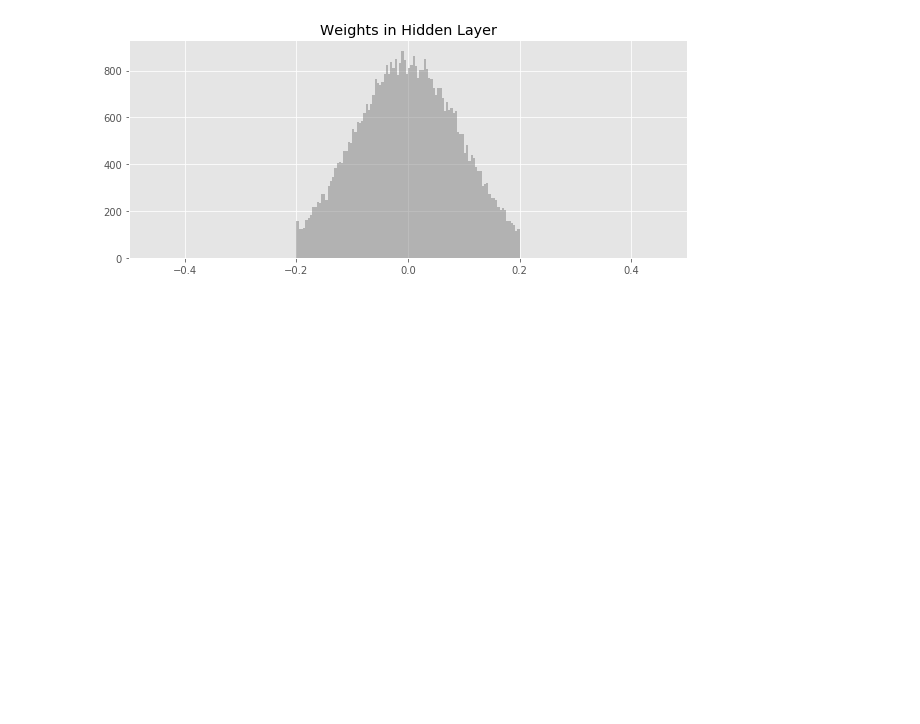
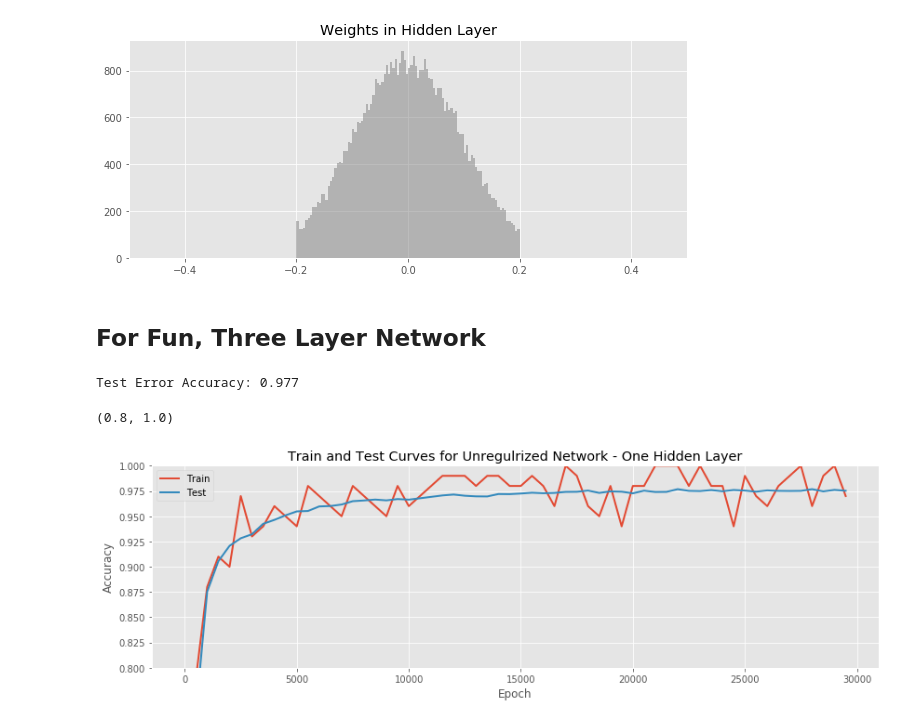
Before and after one commit to madrury/mnist-dropout, a Jupyter notebook: mnist-dropout.ipynb, the cells around one changed output. Cells and saved outputs as stored; diff of their text form; code cells hidden in the pictures; blank space fills up the shorter version.

Commit message:
Add three layer network for fun.

```diff
--- a/mnist-dropout.ipynb
+++ b/mnist-dropout.ipynb
@@ -932,3 +932,5 @@ ax.set_xlim(-0.5, 0.5)
 # %% [output]
 (-0.5, 0.5)
 [figure]
+# %% [markdown]
+## For Fun, Three Layer Network
@@ -934,0 +992,53 @@ ax.set_xlim(-0.5, 0.5)
+# %%
+cross_entropy = tf.reduce_mean(-tf.reduce_sum(y * tf.log(y_hat), reduction_indices=[1]))
+
+# Reguarization
+#regularization_strength = 0.005
+regularization_term = regularization_strength * (
+    0.05*tf.nn.l2_loss(weights_hidden_layer_1) +
+    0.01*tf.nn.l2_loss(weights_hidden_layer_2) +
+    0.01*tf.nn.l2_loss(weights_hidden_layer_3) +
+    0.001*tf.nn.l2_loss(weights_output_layer)
+)
+
+train_step = tf.train.AdamOptimizer(0.0005).minimize(cross_entropy + regularization_term)
+
+n_epoch = 30000
+n_iter_output = 500
+
+epochs = []
+train_accuracies = []
+test_accuracies = []
+
+tf.global_variables_initializer().run()
+for i in range(n_epoch):
+    batch_xs, batch_ys = mnist.train.next_batch(100)
+    sess.run(train_step,
+             feed_dict={x: batch_xs, y: batch_ys, keep_prob: 0.5})
+    if i % n_iter_output == 0:
+        epochs.append(i)
+        train_accuracy = accuracy.eval(
+            feed_dict={x: batch_xs, y: batch_ys, keep_prob: 1.0})
+        train_accuracies.append(train_accuracy)
+        #print("Train Error Accuracy: {:0.2f}".format(train_accuracy))
+        test_accuracy = accuracy.eval(
+            feed_dict={x: mnist.test.images, y: mnist.test.labels, keep_prob: 1.0})
+        test_accuracies.append(test_accuracy)
+# %%
+print("Test Error Accuracy: {:0.3f}".format(
+        sess.run(accuracy, feed_dict={x: mnist.test.images, y: mnist.test.labels, keep_prob: 1.0})))
+# %% [output]
+Test Error Accuracy: 0.977
+# %%
+fig, ax = plt.subplots(figsize=(14, 4))
+
+ax.plot(epochs, train_accuracies, label="Train")
+ax.plot(epochs, test_accuracies, label="Test")
+ax.set_title("Train and Test Curves for Unregulrized Network - One Hidden Layer")
+ax.set_xlabel("Epoch")
+ax.set_ylabel("Accuracy")
+ax.legend()
+ax.set_ylim(0.8, 1.0)
+# %% [output]
+(0.8, 1.0)
+[figure, added]
```
Also changed, not shown: parts of 5 cells of this notebook.
